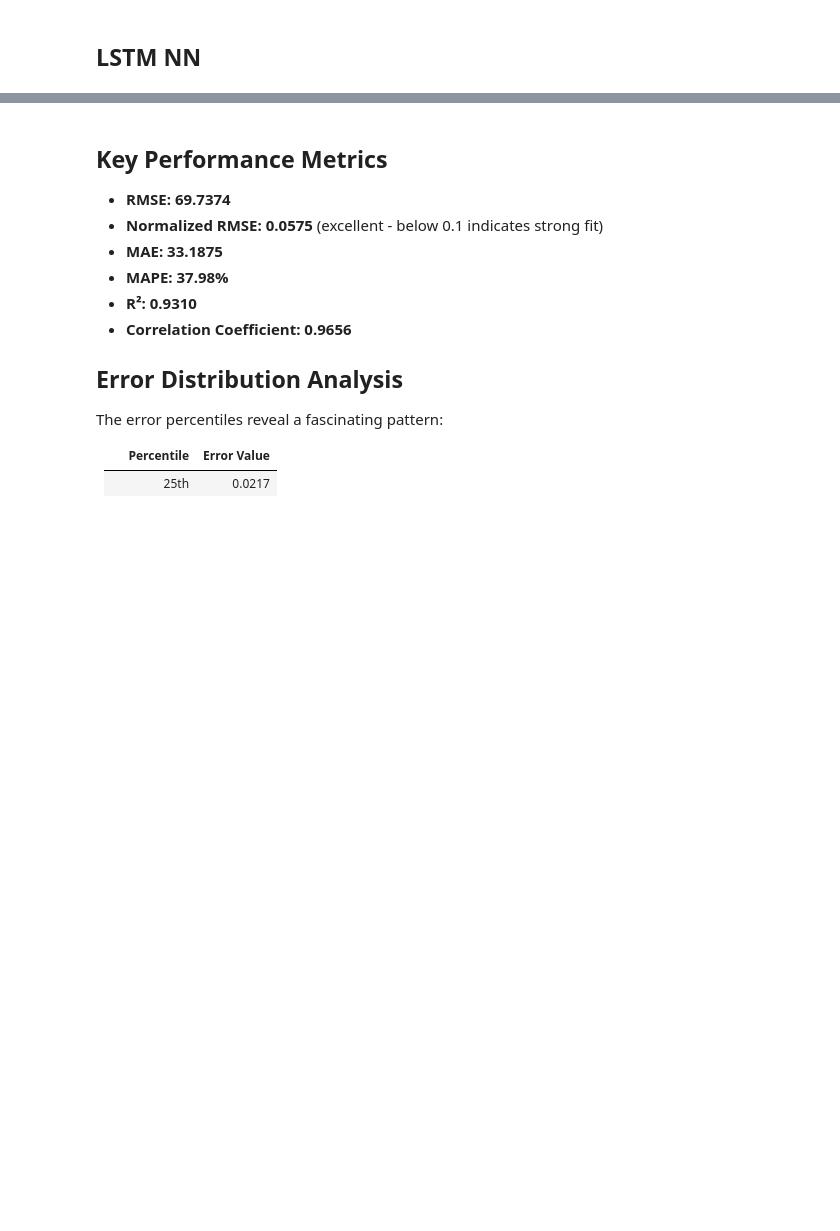
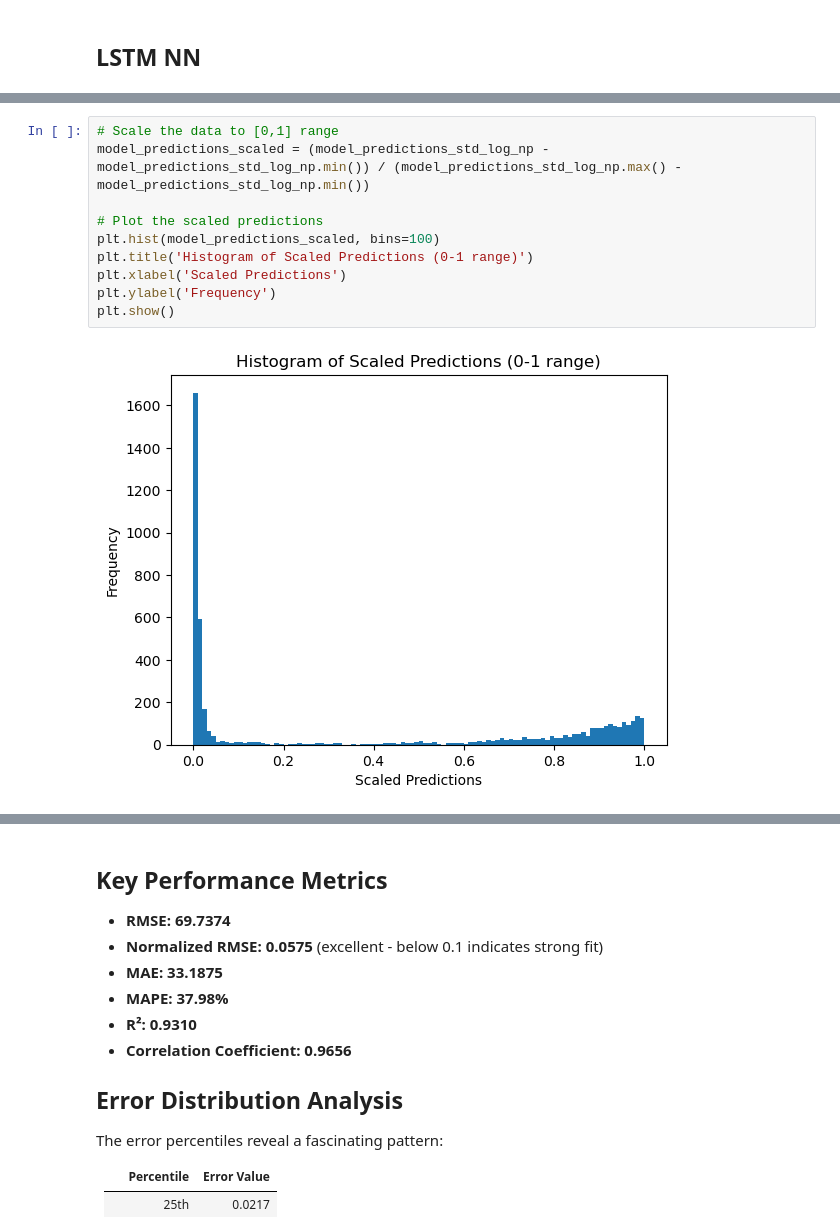
Before and after one commit to itxtx/solar_prediction, a Jupyter notebook: solar_data_notebook.ipynb, the cells around one changed output, grey strips where cells are left out. Drawn from its saved outputs; the diff is of its cells as text; blank space fills up the shorter version.

```diff
--- a/solar_data_notebook.ipynb
+++ b/solar_data_notebook.ipynb
@@ -330,0 +436,12 @@ fig_eval = pu.create_evaluation_dashboard(
+# %%
+# Scale the data to [0,1] range
+model_predictions_scaled = (model_predictions_std_log_np - model_predictions_std_log_np.min()) / (model_predictions_std_log_np.max() - model_predictions_std_log_np.min())
+
+# Plot the scaled predictions
+plt.hist(model_predictions_scaled, bins=100)
+plt.title('Histogram of Scaled Predictions (0-1 range)')
+plt.xlabel('Scaled Predictions')
+plt.ylabel('Frequency')
+plt.show()
+# %% [output]
+[figure, added]
```
Also changed, not shown: parts of 14 cells of this notebook, 3 other files.
